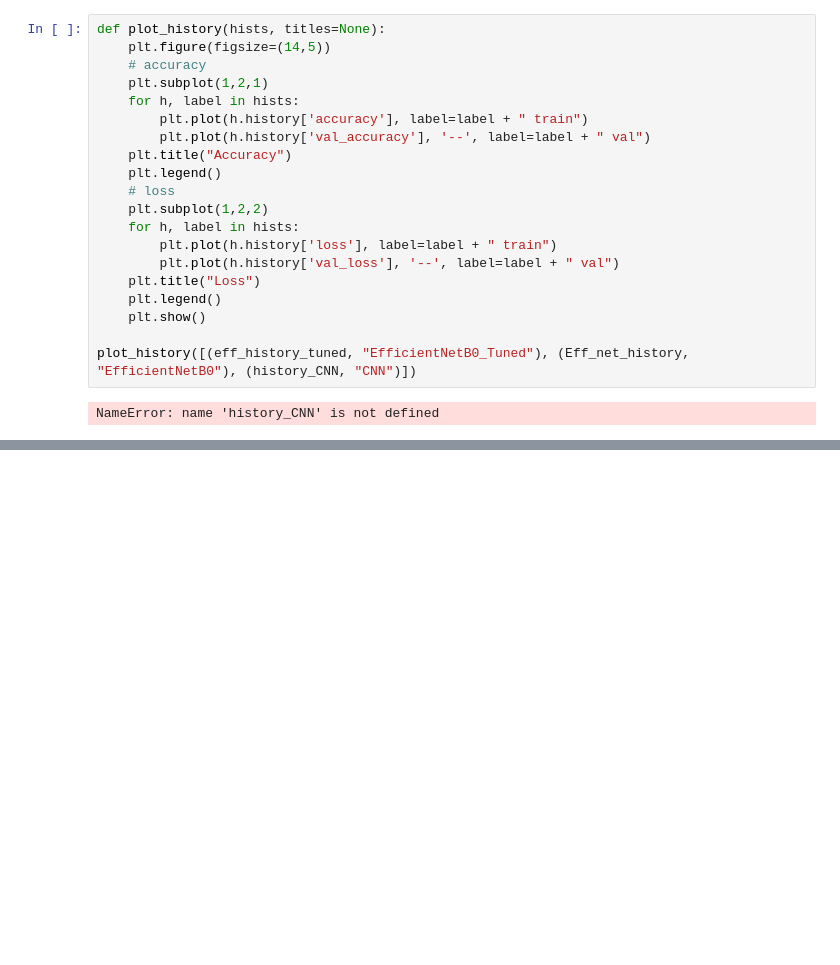
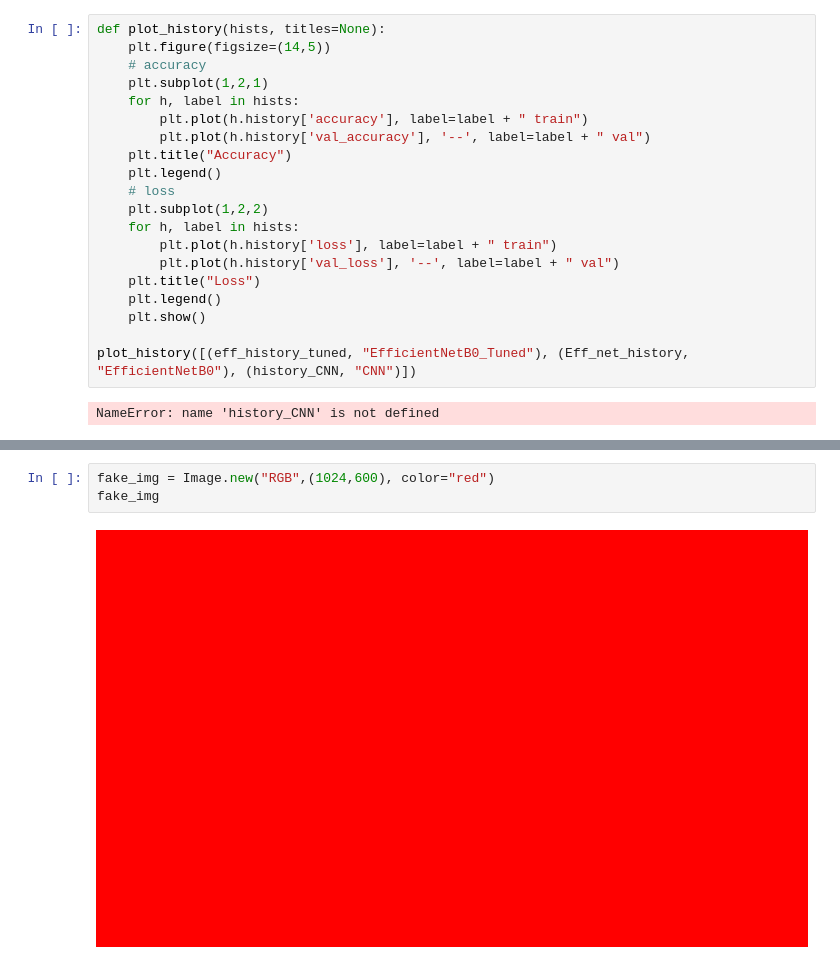
Before and after one commit to tamer-elkoT/Teeth_Classification, a Jupyter notebook: notebooks/teeth-classification-transfer-learning.ipynb, the cells around one changed output, grey strips where cells are left out. Saved outputs shown, nothing was run; the diff lists cells and outputs as text; blank space fills up the shorter version.

```diff
--- a/notebooks/teeth-classification-transfer-learning.ipynb
+++ b/notebooks/teeth-classification-transfer-learning.ipynb
@@ -1316,0 +1348,5 @@ NameError: name 'history_CNN' is not defined
+# %%
+fake_img = Image.new("RGB",(1024,600), color="red")
+fake_img
+# %% [output]
+[figure, added]
```
Also changed, not shown: parts of 38 cells of this notebook, 2 other files.
